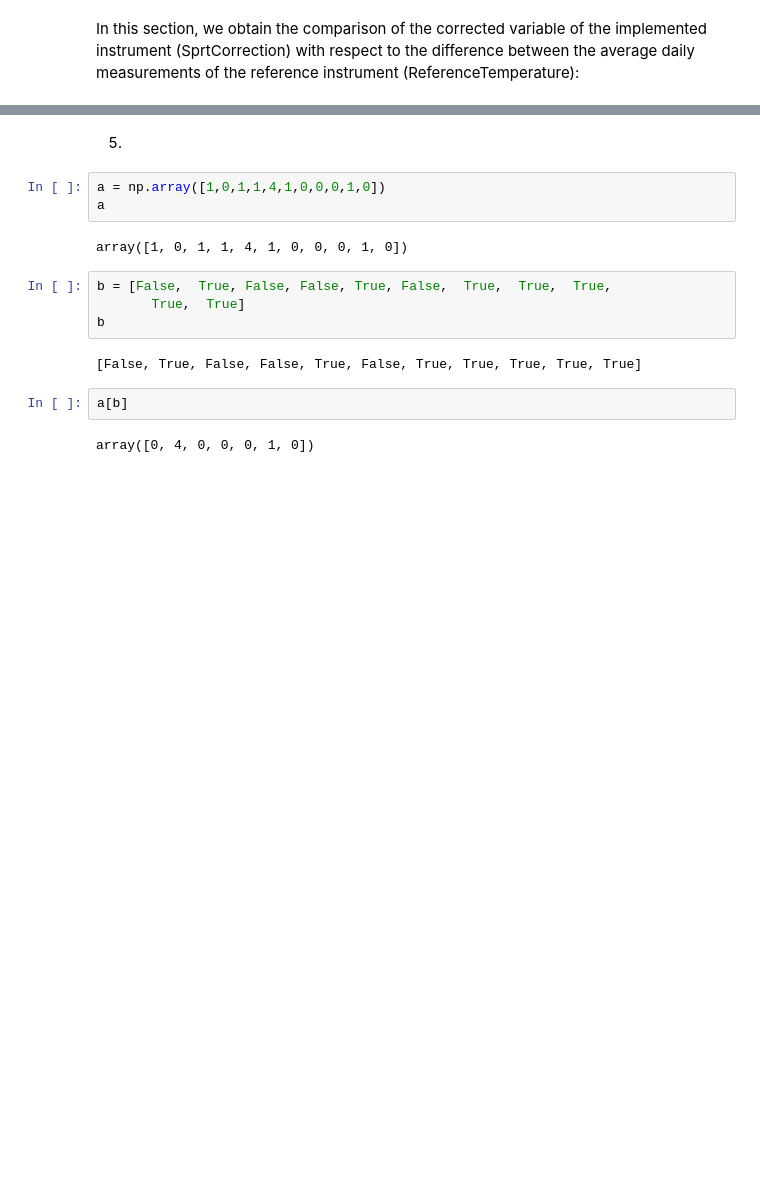
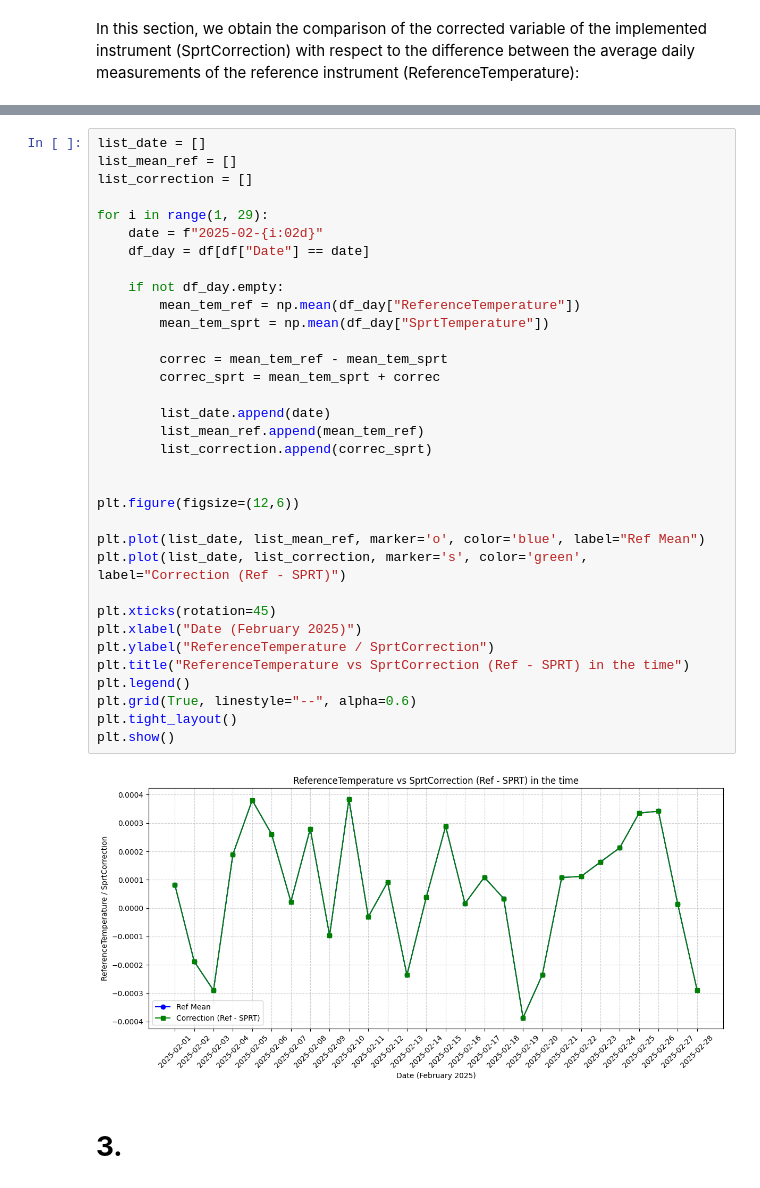
Before and after one commit to hernancardenasposada/MMPC14-1_SCIENTIFIC_PROGRAM, a Jupyter notebook: 1_First_lab.ipynb, the cells around one changed output, grey strips where cells are left out. Cells and saved outputs as stored; diff of their text form; blank space fills up the shorter version.

```diff
--- a/1_First_lab.ipynb
+++ b/1_First_lab.ipynb
@@ -1118,17 +278,38 @@ if __name__ == "__main__":
-# %% [markdown]
-5.
-# %%
-a = np.array([1,0,1,1,4,1,0,0,0,1,0])
-a
-# %% [output]
-array([1, 0, 1, 1, 4, 1, 0, 0, 0, 1, 0])
-# %%
-b = [False,  True, False, False, True, False,  True,  True,  True,
-       True,  True]
-b
-# %% [output]
-[False, True, False, False, True, False, True, True, True, True, True]
-# %%
-a[b]
-# %% [output]
-array([0, 4, 0, 0, 0, 1, 0])
+# %%
+list_date = []
+list_mean_ref = []
+list_correction = []
+
+for i in range(1, 29):
+    date = f"2025-02-{i:02d}"
+    df_day = df[df["Date"] == date]
+
+    if not df_day.empty:
+        mean_tem_ref = np.mean(df_day["ReferenceTemperature"])
+        mean_tem_sprt = np.mean(df_day["SprtTemperature"])
+
+        correc = mean_tem_ref - mean_tem_sprt
+        correc_sprt = mean_tem_sprt + correc
+
+        list_date.append(date)
+        list_mean_ref.append(mean_tem_ref)
+        list_correction.append(correc_sprt)
+
+
+plt.figure(figsize=(12,6))
+
+plt.plot(list_date, list_mean_ref, marker='o', color='blue', label="Ref Mean")
+plt.plot(list_date, list_correction, marker='s', color='green', label="Correction (Ref - SPRT)")
+
+plt.xticks(rotation=45)
+plt.xlabel("Date (February 2025)")
+plt.ylabel("ReferenceTemperature / SprtCorrection")
+plt.title("ReferenceTemperature vs SprtCorrection (Ref - SPRT) in the time")
+plt.legend()
+plt.grid(True, linestyle="--", alpha=0.6)
+plt.tight_layout()
+plt.show()
+# %% [output]
+[figure, added]
+# %% [markdown]
+# **3.**
```
Also changed, not shown: parts of 41 cells of this notebook.
